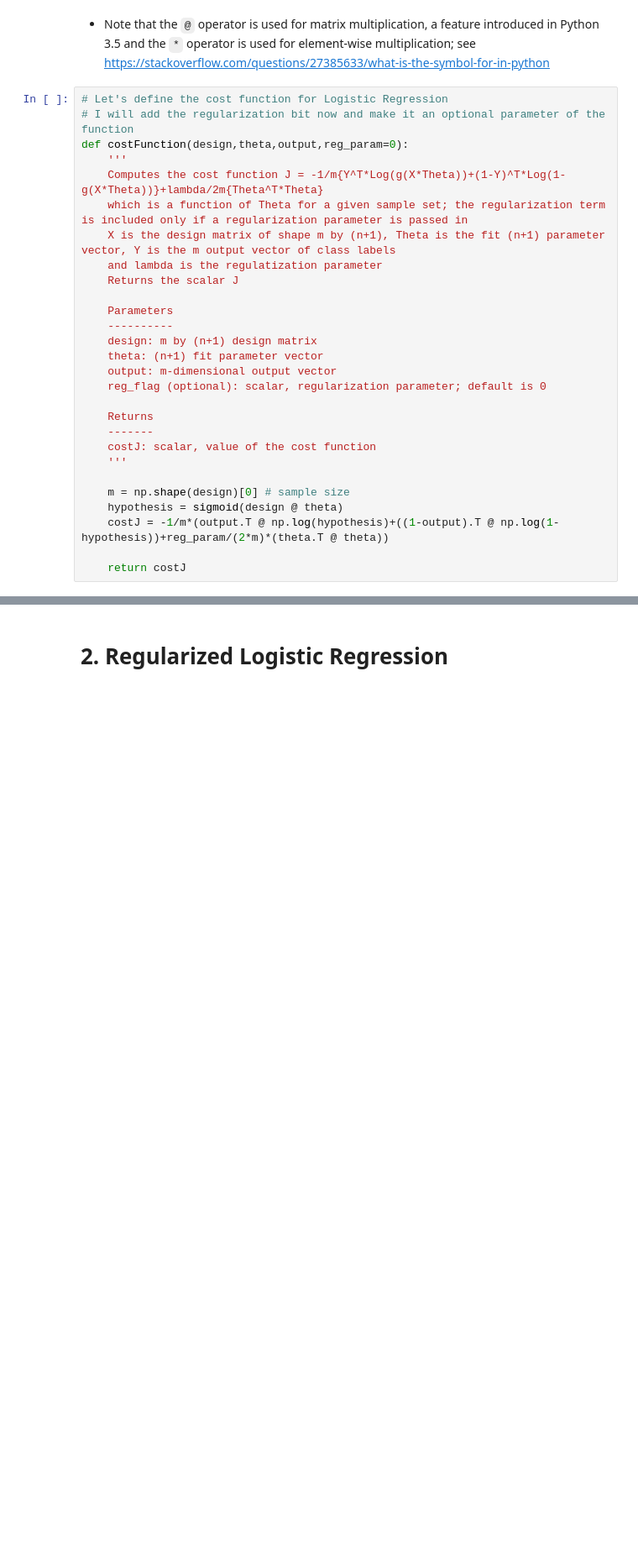
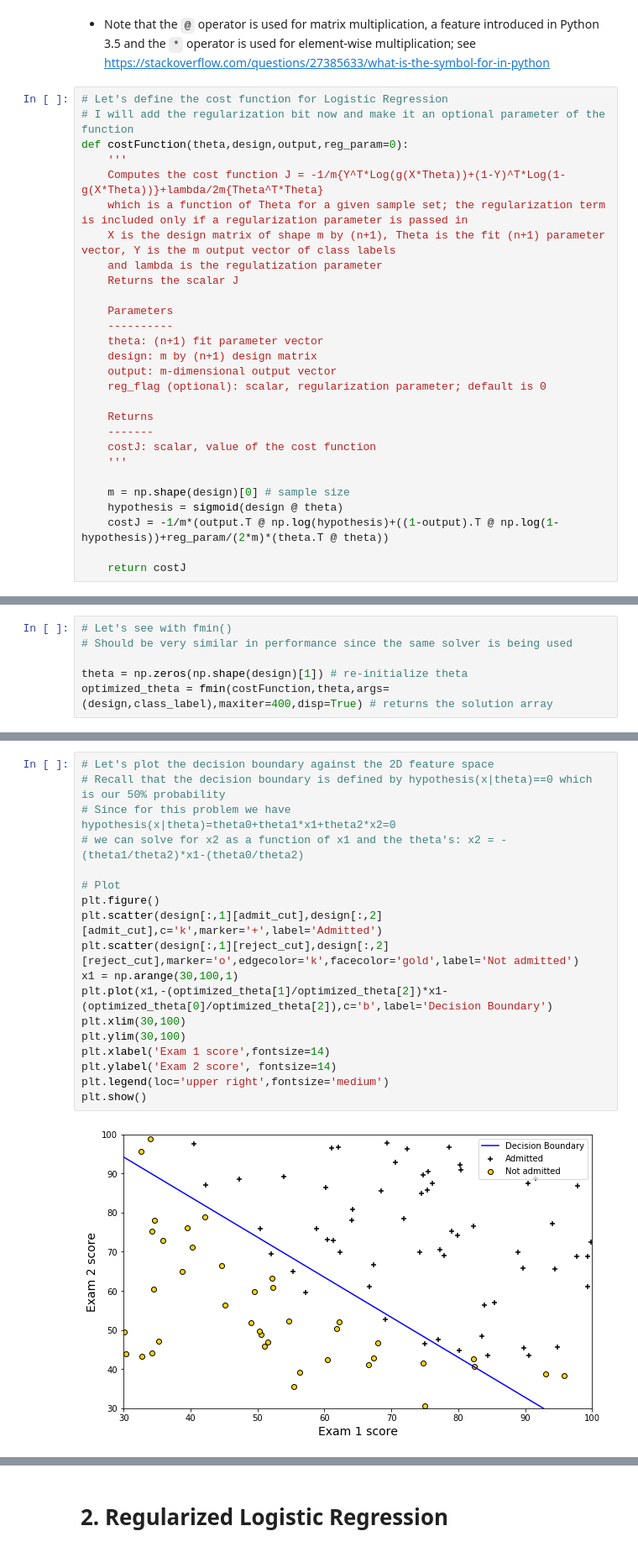
Before and after one commit to les67/MachineLearning_CourseraNg, a Jupyter notebook: ex2/ex2.ipynb, the cells around one changed output, grey strips where cells are left out. Shown at 84% size. Drawn from its saved outputs; the diff is of its cells as text; blank space fills up the shorter version.

```diff
--- a/ex2/ex2.ipynb
+++ b/ex2/ex2.ipynb
@@ -78,7 +75,7 @@ np.shape(design)
 # %%
 # Let's define the cost function for Logistic Regression
 # I will add the regularization bit now and make it an optional parameter of the function
-def costFunction(design,theta,output,reg_param=0):
+def costFunction(theta,design,output,reg_param=0):
     '''
     Computes the cost function J = -1/m{Y^T*Log(g(X*Theta))+(1-Y)^T*Log(1-g(X*Theta))}+lambda/2m{Theta^T*Theta}
     which is a function of Theta for a given sample set; the regularization term is included only if a regularization parameter is passed in
@@ -88,8 +85,8 @@ def costFunction(design,theta,output,reg_param=0):
 
     Parameters
     ----------
+    theta: (n+1) fit parameter vector
     design: m by (n+1) design matrix
-    theta: (n+1) fit parameter vector
     output: m-dimensional output vector
     reg_flag (optional): scalar, regularization parameter; default is 0
 
@@ -214,0 +201,6 @@ nan
+# %%
+# Let's see with fmin()
+# Should be very similar in performance since the same solver is being used
+
+theta = np.zeros(np.shape(design)[1]) # re-initialize theta
+optimized_theta = fmin(costFunction,theta,args=(design,class_label),maxiter=400,disp=True) # returns the solution array
@@ -214,0 +217,20 @@ nan
+# %%
+# Let's plot the decision boundary against the 2D feature space
+# Recall that the decision boundary is defined by hypothesis(x|theta)==0 which is our 50% probability
+# Since for this problem we have hypothesis(x|theta)=theta0+theta1*x1+theta2*x2=0
+# we can solve for x2 as a function of x1 and the theta's: x2 = -(theta1/theta2)*x1-(theta0/theta2)
+
+# Plot
+plt.figure()
+plt.scatter(design[:,1][admit_cut],design[:,2][admit_cut],c='k',marker='+',label='Admitted')
+plt.scatter(design[:,1][reject_cut],design[:,2][reject_cut],marker='o',edgecolor='k',facecolor='gold',label='Not admitted')
+x1 = np.arange(30,100,1)
+plt.plot(x1,-(optimized_theta[1]/optimized_theta[2])*x1-(optimized_theta[0]/optimized_theta[2]),c='b',label='Decision Boundary')
+plt.xlim(30,100)
+plt.ylim(30,100)
+plt.xlabel('Exam 1 score',fontsize=14)
+plt.ylabel('Exam 2 score', fontsize=14)
+plt.legend(loc='upper right',fontsize='medium')
+plt.show()
+# %% [output]
+[figure, added]
```
Also changed, not shown: parts of 21 cells of this notebook.
